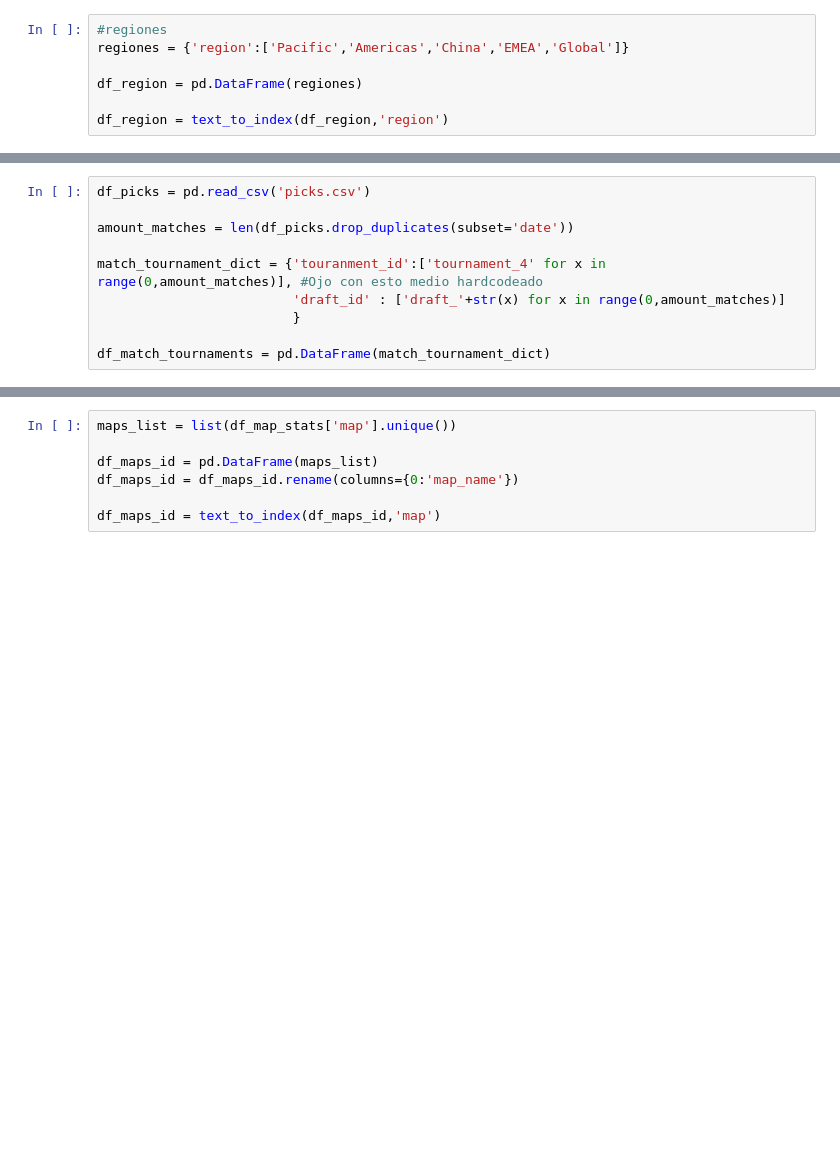
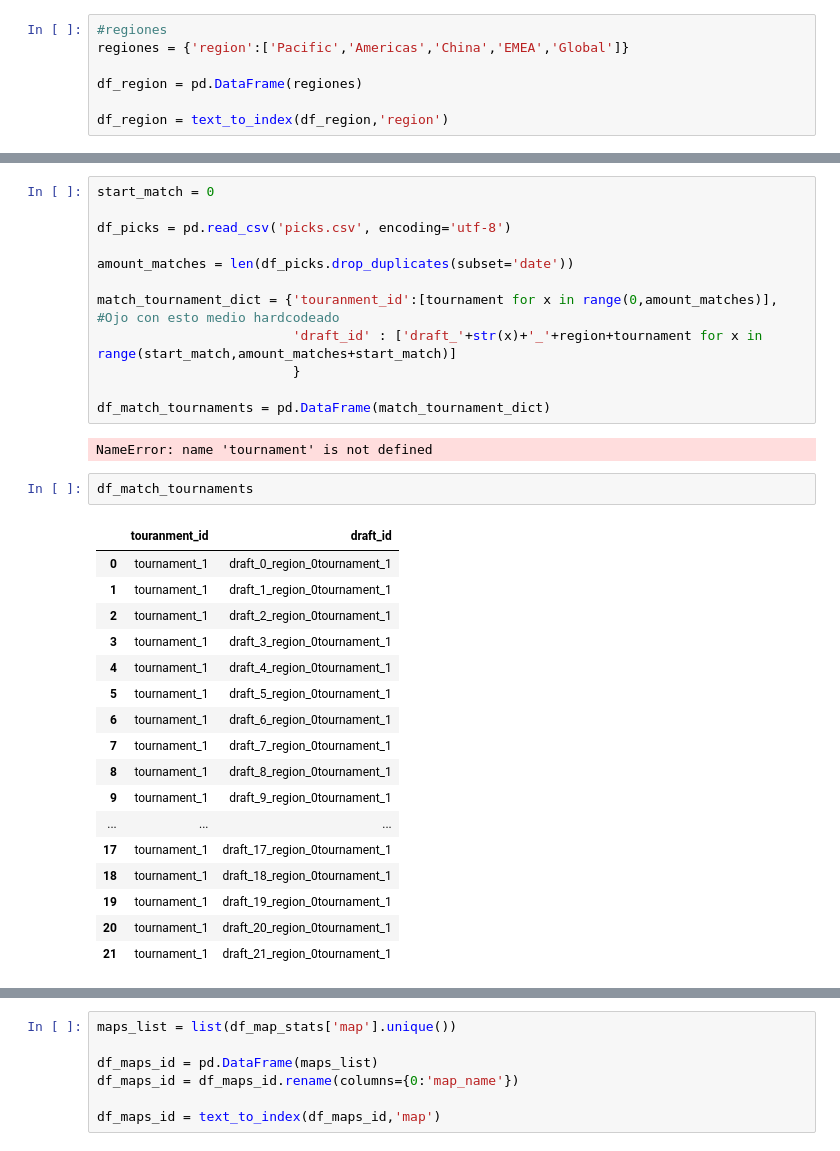
Before and after one commit to RkTcaster/vlr-scraper, a Jupyter notebook: Webscraper.ipynb, the cells around one changed output, grey strips where cells are left out. Cells and saved outputs as stored; diff of their text form; blank space fills up the shorter version.

```diff
--- a/Webscraper.ipynb
+++ b/Webscraper.ipynb
@@ -1488,11 +1541,35 @@ df_players['team'] = df_players['team'].map(map_team_name)
 # %%
-df_picks = pd.read_csv('picks.csv')
+start_match = 0
+
+df_picks = pd.read_csv('picks.csv', encoding='utf-8')
 
 amount_matches = len(df_picks.drop_duplicates(subset='date'))
 
-match_tournament_dict = {'touranment_id':['tournament_4' for x in range(0,amount_matches)], #Ojo con esto medio hardcodeado
-                         'draft_id' : ['draft_'+str(x) for x in range(0,amount_matches)]
+match_tournament_dict = {'touranment_id':[tournament for x in range(0,amount_matches)], #Ojo con esto medio hardcodeado
+                         'draft_id' : ['draft_'+str(x)+'_'+region+tournament for x in range(start_match,amount_matches+start_match)]
                          }
 
 df_match_tournaments = pd.DataFrame(match_tournament_dict)
+# %% [output]
+NameError: name 'tournament' is not defined
+# %%
+df_match_tournaments
+# %% [output]
+|  | touranment_id | draft_id |
+| 0 | tournament_1 | draft_0_region_0tournament_1 |
+| 1 | tournament_1 | draft_1_region_0tournament_1 |
+| 2 | tournament_1 | draft_2_region_0tournament_1 |
+| 3 | tournament_1 | draft_3_region_0tournament_1 |
+| 4 | tournament_1 | draft_4_region_0tournament_1 |
+| 5 | tournament_1 | draft_5_region_0tournament_1 |
+| 6 | tournament_1 | draft_6_region_0tournament_1 |
+| 7 | tournament_1 | draft_7_region_0tournament_1 |
+| 8 | tournament_1 | draft_8_region_0tournament_1 |
+| 9 | tournament_1 | draft_9_region_0tournament_1 |
+| ... | ... | ... |
+| 17 | tournament_1 | draft_17_region_0tournament_1 |
+| 18 | tournament_1 | draft_18_region_0tournament_1 |
+| 19 | tournament_1 | draft_19_region_0tournament_1 |
+| 20 | tournament_1 | draft_20_region_0tournament_1 |
+| 21 | tournament_1 | draft_21_region_0tournament_1 |
 # %%
```
Also changed, not shown: parts of 34 cells of this notebook.
